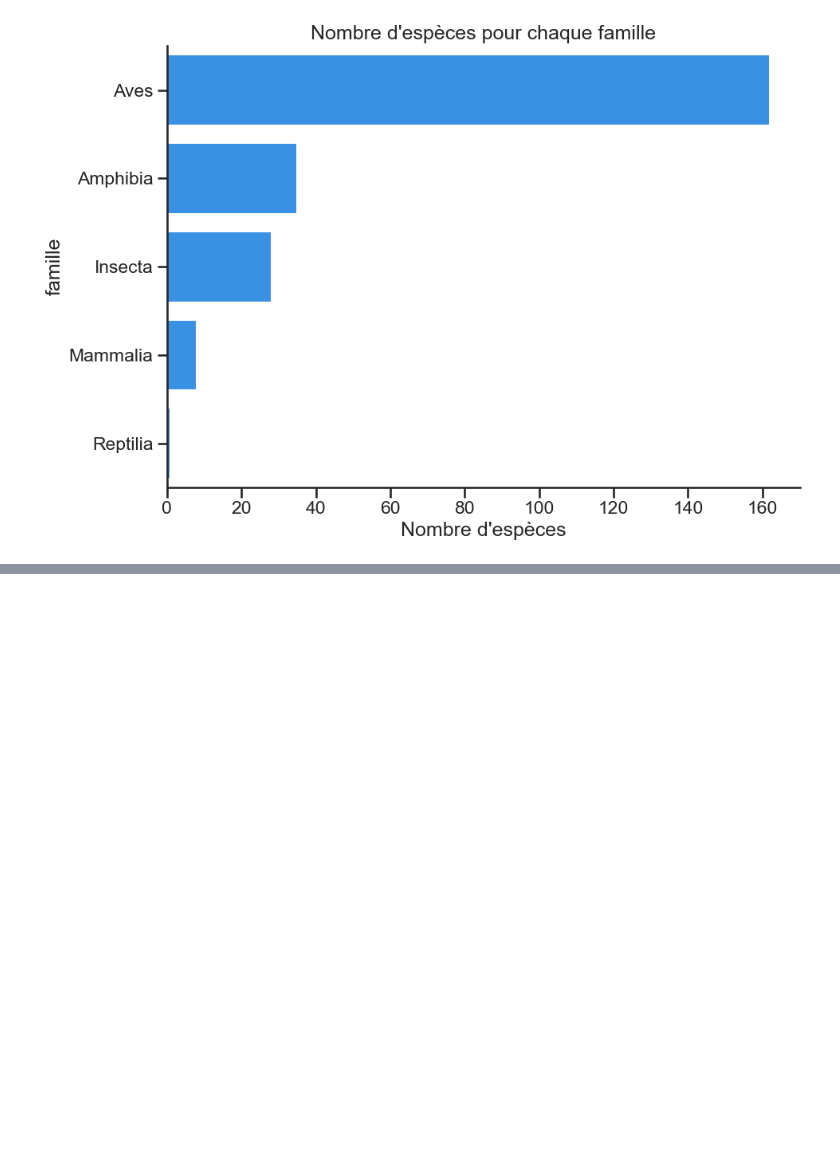
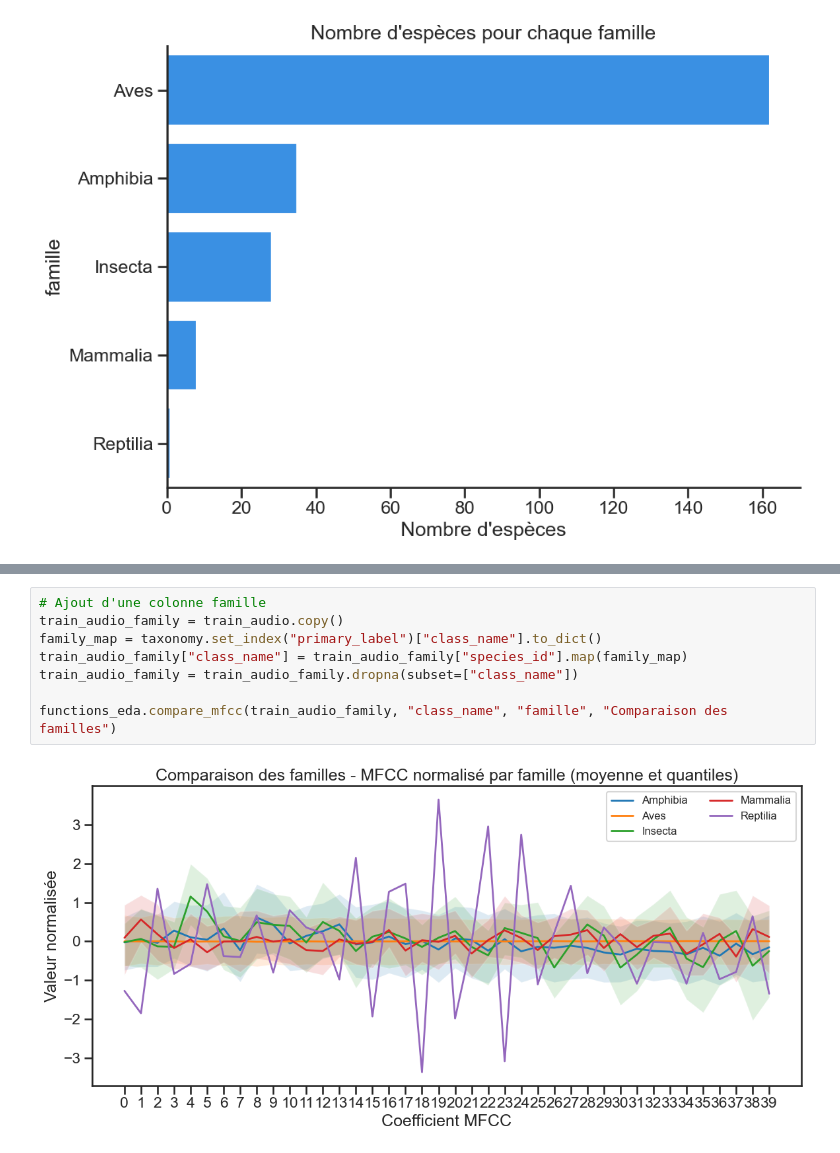
Before and after one commit to Jadelise6/ML_Project, a Jupyter notebook: eda_metadata.ipynb, the cells around one changed output, grey strips where cells are left out. Saved outputs shown, nothing was run; the diff lists cells and outputs as text; blank space fills up the shorter version.

```diff
--- a/eda_metadata.ipynb
+++ b/eda_metadata.ipynb
@@ -26,0 +51,10 @@ functions_eda.group_by_barplot(taxonomy["class_name"], "famille", "d'espèces")
+# %%
+# Ajout d'une colonne famille
+train_audio_family = train_audio.copy()
+family_map = taxonomy.set_index("primary_label")["class_name"].to_dict()
+train_audio_family["class_name"] = train_audio_family["species_id"].map(family_map)
+train_audio_family = train_audio_family.dropna(subset=["class_name"])
+
+functions_eda.compare_mfcc(train_audio_family, "class_name", "famille", "Comparaison des familles")
+# %% [output]
+[figure, added]
```
Also changed, not shown: parts of 2 cells of this notebook, 15 other files.
